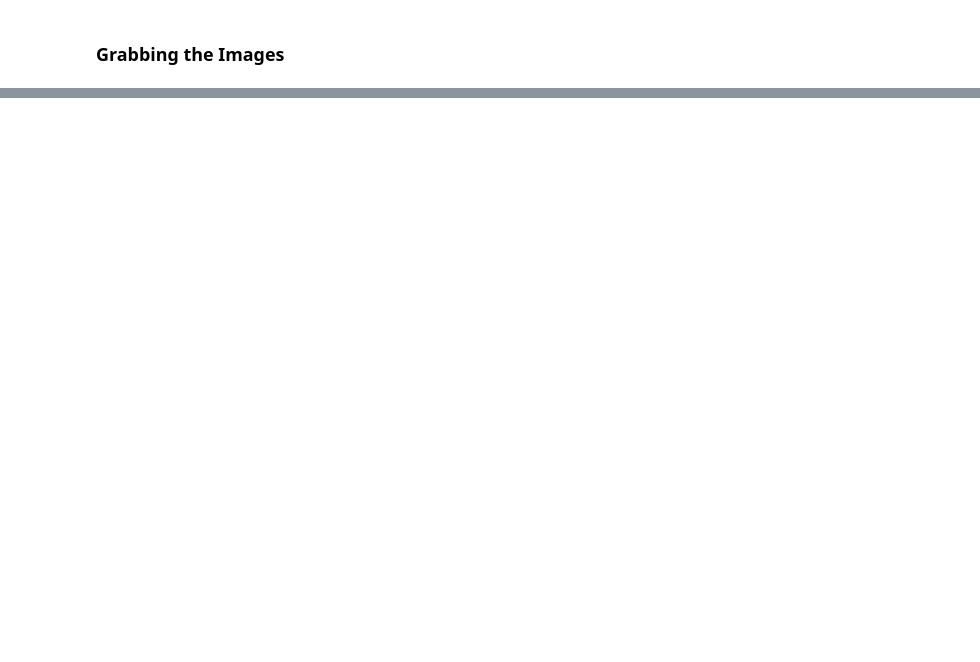
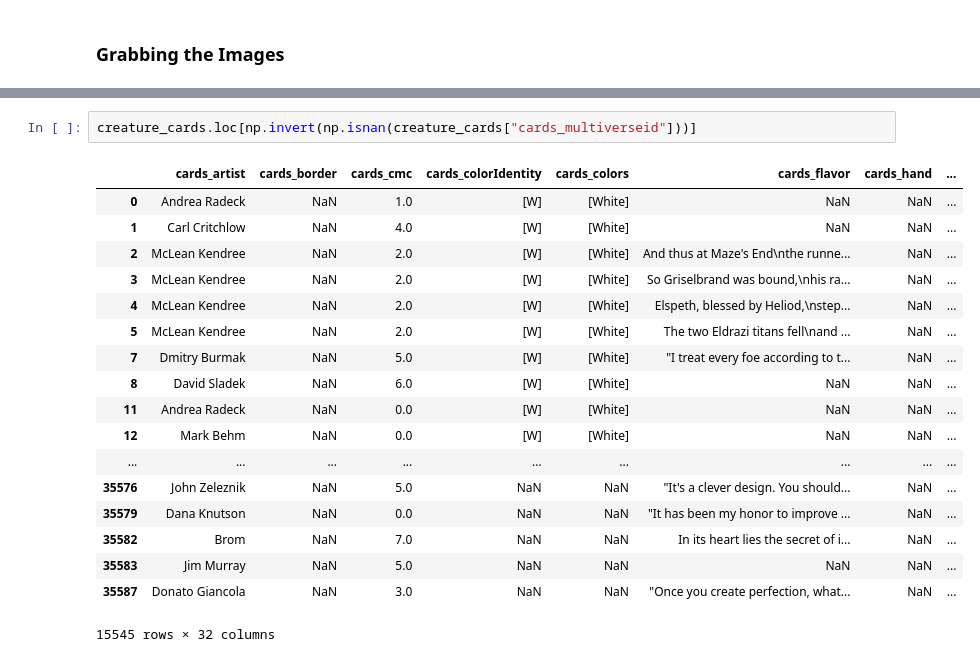
Before and after one commit to simonmnash/MTGComputerVision, a Jupyter notebook: Part 0 -- Getting and Cleaning Data.ipynb, the cells around one changed output, grey strips where cells are left out. Drawn from its saved outputs; the diff is of its cells as text; blank space fills up the shorter version.

```diff
--- a/Part 0 -- Getting and Cleaning Data.ipynb
+++ b/Part 0 -- Getting and Cleaning Data.ipynb
@@ -69,0 +99,21 @@ Couldn't get card.
+# %%
+creature_cards.loc[np.invert(np.isnan(creature_cards["cards_multiverseid"]))]
+# %% [output]
+|  | cards_artist | cards_border | cards_cmc | cards_colorIdentity | cards_colors | cards_flavor | cards_hand | ... |
+| 0 | Andrea Radeck | NaN | 1.0 | [W] | [White] | NaN | NaN | ... |
+| 1 | Carl Critchlow | NaN | 4.0 | [W] | [White] | NaN | NaN | ... |
+| 2 | McLean Kendree | NaN | 2.0 | [W] | [White] | And thus at Maze's End\nthe runne... | NaN | ... |
+| 3 | McLean Kendree | NaN | 2.0 | [W] | [White] | So Griselbrand was bound,\nhis ra... | NaN | ... |
+| 4 | McLean Kendree | NaN | 2.0 | [W] | [White] | Elspeth, blessed by Heliod,\nstep... | NaN | ... |
+| 5 | McLean Kendree | NaN | 2.0 | [W] | [White] | The two Eldrazi titans fell\nand ... | NaN | ... |
+| 7 | Dmitry Burmak | NaN | 5.0 | [W] | [White] | "I treat every foe according to t... | NaN | ... |
+| 8 | David Sladek | NaN | 6.0 | [W] | [White] | NaN | NaN | ... |
+| 11 | Andrea Radeck | NaN | 0.0 | [W] | [White] | NaN | NaN | ... |
+| 12 | Mark Behm | NaN | 0.0 | [W] | [White] | NaN | NaN | ... |
+| ... | ... | ... | ... | ... | ... | ... | ... | ... |
+| 35576 | John Zeleznik | NaN | 5.0 | NaN | NaN | "It's a clever design. You should... | NaN | ... |
+| 35579 | Dana Knutson | NaN | 0.0 | NaN | NaN | "It has been my honor to improve ... | NaN | ... |
+| 35582 | Brom | NaN | 7.0 | NaN | NaN | In its heart lies the secret of i... | NaN | ... |
+| 35583 | Jim Murray | NaN | 5.0 | NaN | NaN | NaN | NaN | ... |
+| 35587 | Donato Giancola | NaN | 3.0 | NaN | NaN | "Once you create perfection, what... | NaN | ... |
+15545 rows × 32 columns
```
Also changed, not shown: parts of 7 cells of this notebook.
